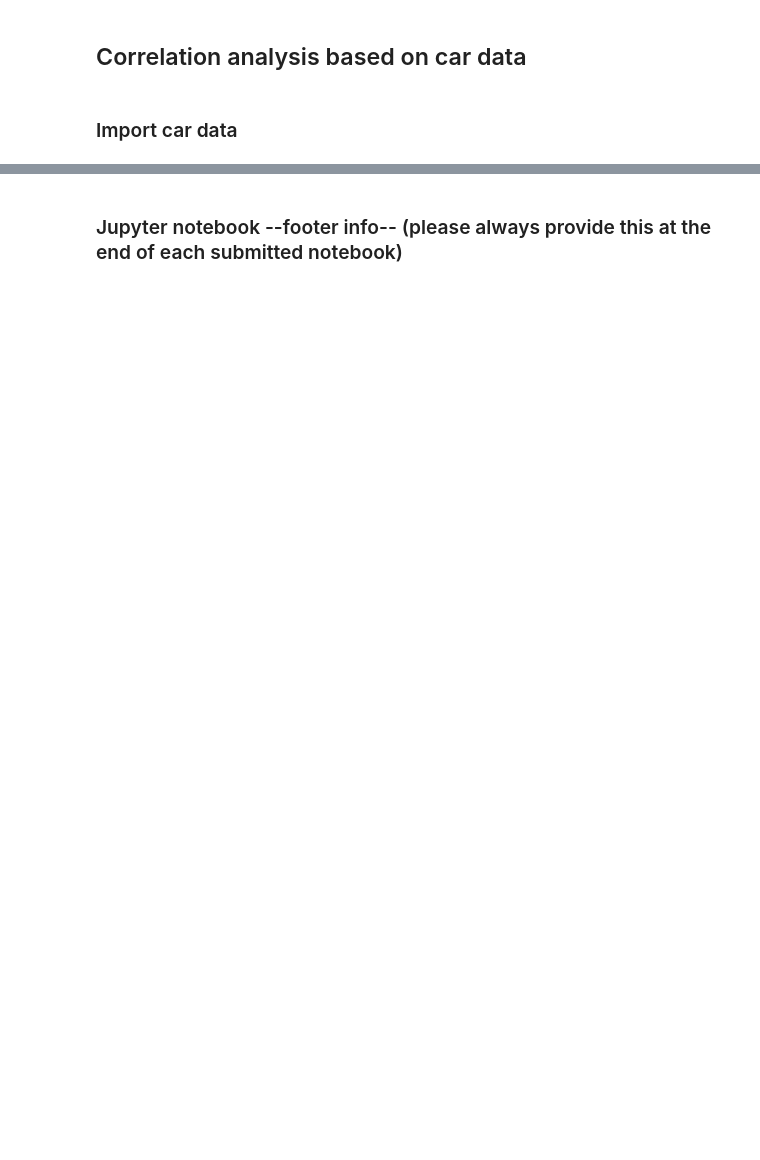
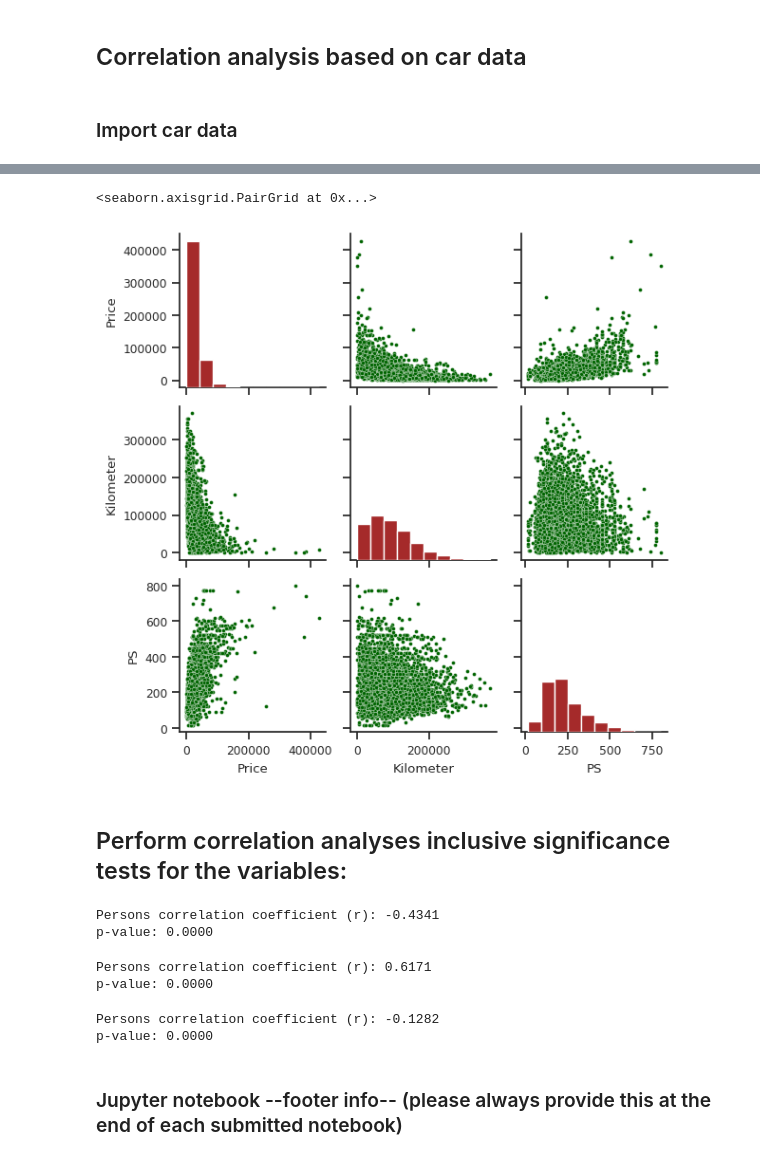
Before and after one commit to YaChiYang17/data_analytics, a Jupyter notebook: Week_07/correlation_analysis.ipynb, the cells around one changed output, grey strips where cells are left out. Saved outputs shown, nothing was run; the diff lists cells and outputs as text; code cells hidden in the pictures; blank space fills up the shorter version.

```diff
--- a/Week_07/correlation_analysis.ipynb
+++ b/Week_07/correlation_analysis.ipynb
@@ -204,3 +237,39 @@ df_cars
+# %%
+# Explore the numerical car data (i.e.: Price, Kilometer, PS) exploratively using a paired scatterplot
+sns.set(style="ticks", font_scale=0.8)
+g = sns.PairGrid(df_cars[['Price', 'Kilometer', 'PS']], height=2, aspect=1)
+g.map_upper(sns.scatterplot, color='darkgreen', s=8)
+g.map_lower(sns.scatterplot, color='darkgreen', s=8)
+g.map_diag(plt.hist, color='brown')
+# %% [output]
+<seaborn.axisgrid.PairGrid at 0x...>
+[figure, added]
+# %% [markdown]
+## Perform correlation analyses inclusive significance tests for the variables:
+# %%
+# Price and Kilometer
+res = scipy.stats.pearsonr(df_cars['Price'], df_cars['Kilometer'])
+print(f'Persons correlation coefficient (r): {res[0]:.4f}')
+print(f'p-value: {res[1]:.4f}')
+# %% [output]
+Persons correlation coefficient (r): -0.4341
+p-value: 0.0000
+# %%
+# Price and PS
+res = scipy.stats.pearsonr(df_cars['Price'], df_cars['PS'])
+print(f'Persons correlation coefficient (r): {res[0]:.4f}')
+print(f'p-value: {res[1]:.4f}')
+# %% [output]
+Persons correlation coefficient (r): 0.6171
+p-value: 0.0000
+# %%
+# Kilometer and PS
+res = scipy.stats.pearsonr(df_cars['Kilometer'], df_cars['PS'])
+print(f'Persons correlation coefficient (r): {res[0]:.4f}')
+print(f'p-value: {res[1]:.4f}')
+# %% [output]
+Persons correlation coefficient (r): -0.1282
+p-value: 0.0000
 # %% [markdown]
 ### Jupyter notebook --footer info-- (please always provide this at the end of each submitted notebook)
 # %%
```
Also changed, not shown: parts of 9 cells of this notebook, 1 other file.
